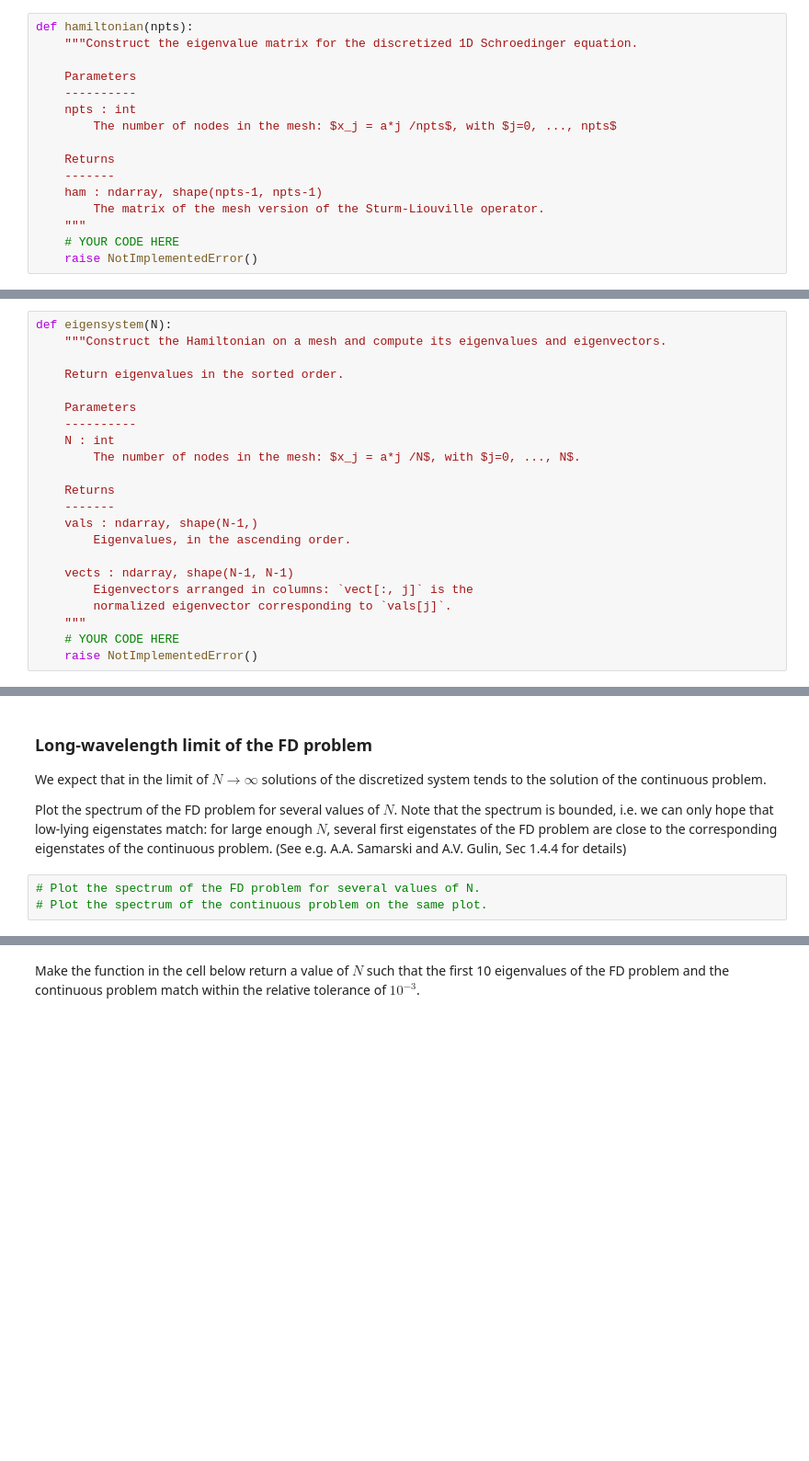
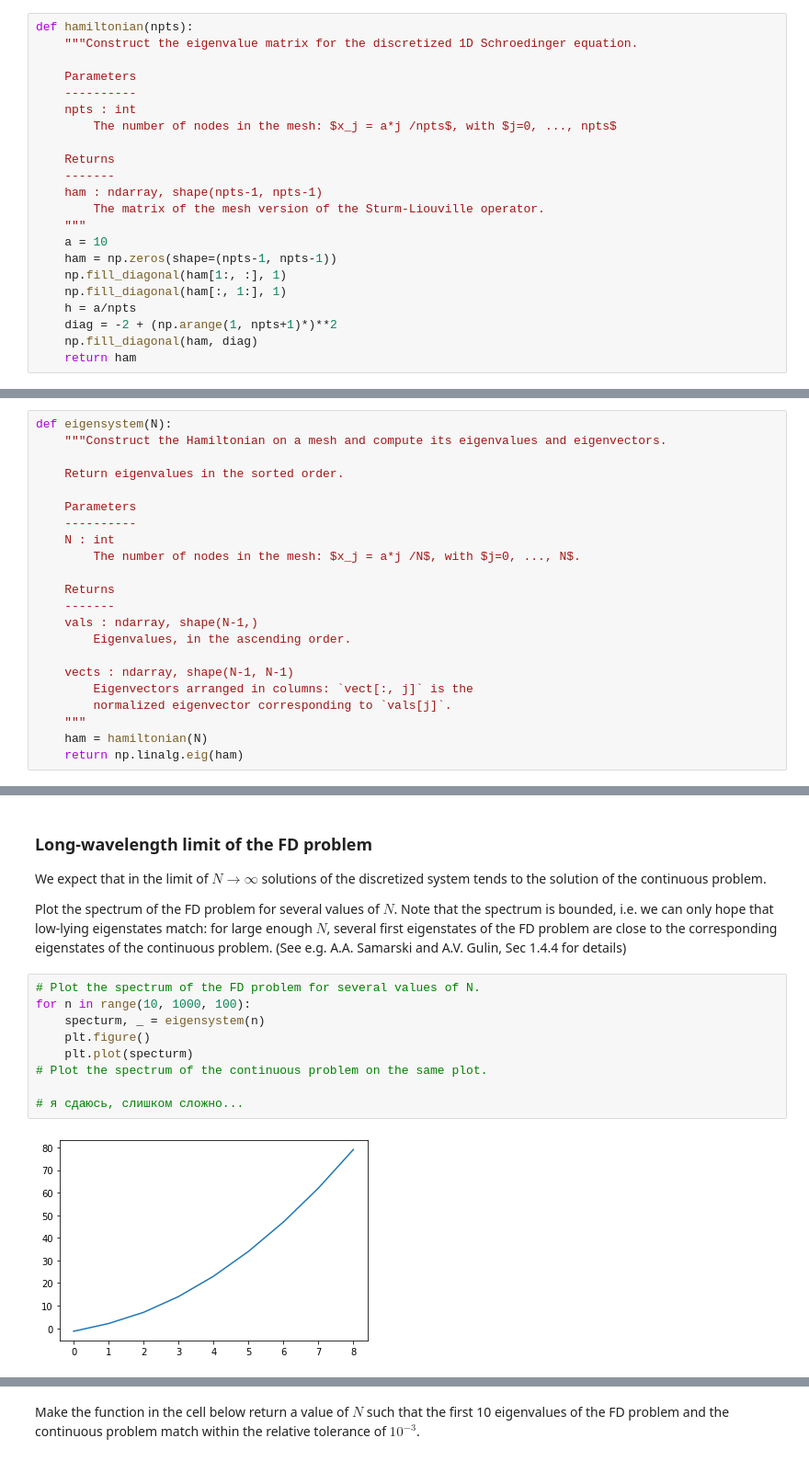
Before and after one commit to IvanSedykh/numerical-methods, a Jupyter notebook: hw7/SquareWell_idsedykh.ipynb, the cells around one changed output, grey strips where cells are left out. Shown at 92% size. Cells and saved outputs as stored; diff of their text form; blank space fills up the shorter version.

Commit message:
слишком сложна бл

```diff
--- a/hw7/SquareWell_idsedykh.ipynb
+++ b/hw7/SquareWell_idsedykh.ipynb
@@ -109,8 +110,14 @@ def hamiltonian(npts):
     ham : ndarray, shape(npts-1, npts-1)
         The matrix of the mesh version of the Sturm-Liouville operator.
     """
-    # YOUR CODE HERE
-    raise NotImplementedError()
+    a = 10
+    ham = np.zeros(shape=(npts-1, npts-1))
+    np.fill_diagonal(ham[1:, :], 1)
+    np.fill_diagonal(ham[:, 1:], 1)
+    h = a/npts
+    diag = -2 + (np.arange(1, npts+1)*)**2
+    np.fill_diagonal(ham, diag)
+    return ham
 # %%
 N = 20
 ham = hamiltonian(N)
@@ -139,5 +146,5 @@ def eigensystem(N):
         Eigenvectors arranged in columns: `vect[:, j]` is the
         normalized eigenvector corresponding to `vals[j]`.
     """
-    # YOUR CODE HERE
-    raise NotImplementedError()
+    ham = hamiltonian(N)
+    return np.linalg.eig(ham)
@@ -159,4 +168,12 @@ We expect that in the limit of $N\to\infty$ solutions of the discretized system
 Plot the spectrum of the FD problem for several values of $N$. Note that the spectrum is bounded, i.e. we can only hope that low-lying eigenstates match: for large enough $N$, several first eigenstates of the FD problem are close to the corresponding eigenstates of the continuous problem. (See e.g. A.A. Samarski and A.V. Gulin, Sec 1.4.4 for details)
 # %%
 # Plot the spectrum of the FD problem for several values of N.
+for n in range(10, 1000, 100):
+    specturm, _ = eigensystem(n)
+    plt.figure()
+    plt.plot(specturm)
 # Plot the spectrum of the continuous problem on the same plot.
+
+# я сдаюсь, слишком сложно...
+# %% [output]
+[figure, added]
```
Also changed, not shown: parts of 5 cells of this notebook.
